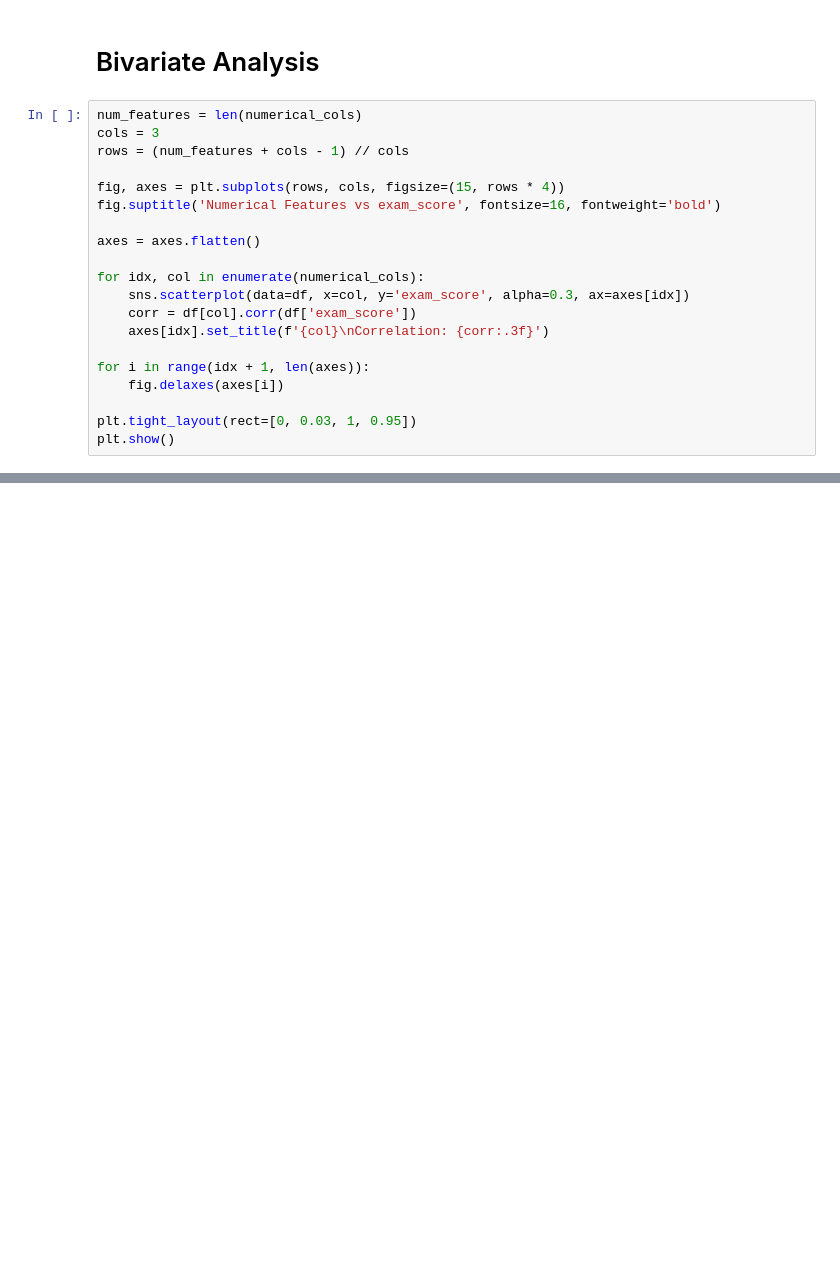
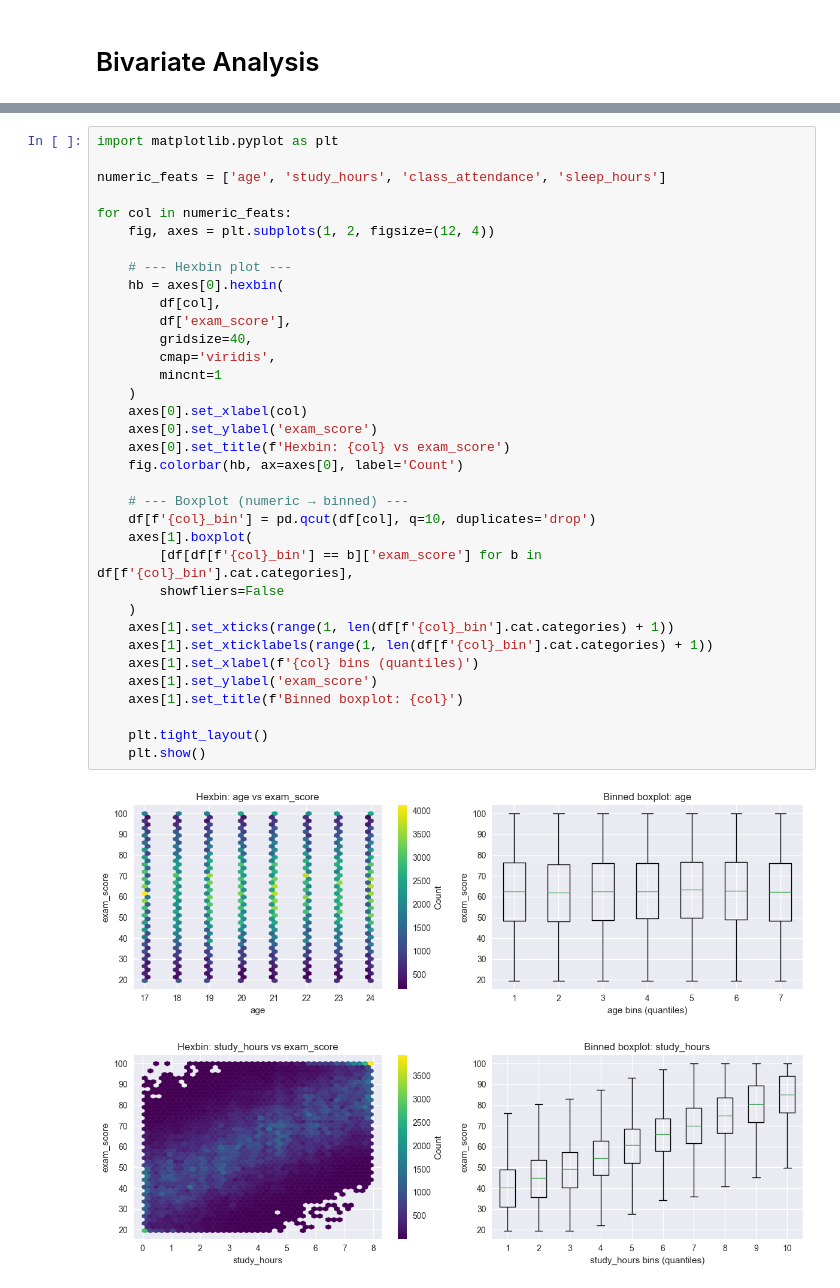
Before and after one commit to thaortrinh/conq013-student-score-prediction, a Jupyter notebook: notebooks/eda.ipynb, the cells around one changed output, grey strips where cells are left out. Drawn from its saved outputs; the diff is of its cells as text; blank space fills up the shorter version.

```diff
--- a/notebooks/eda.ipynb
+++ b/notebooks/eda.ipynb
@@ -445,22 +546,2 @@ Name: exam_score, dtype: float64
 # %% [markdown]
 # Bivariate Analysis
-# %%
-num_features = len(numerical_cols)
-cols = 3
-rows = (num_features + cols - 1) // cols
-
-fig, axes = plt.subplots(rows, cols, figsize=(15, rows * 4))
-fig.suptitle('Numerical Features vs exam_score', fontsize=16, fontweight='bold')
-
-axes = axes.flatten()
-
-for idx, col in enumerate(numerical_cols):
-    sns.scatterplot(data=df, x=col, y='exam_score', alpha=0.3, ax=axes[idx])
-    corr = df[col].corr(df['exam_score'])
-    axes[idx].set_title(f'{col}\nCorrelation: {corr:.3f}')
-
-for i in range(idx + 1, len(axes)):
-    fig.delaxes(axes[i])
-
-plt.tight_layout(rect=[0, 0.03, 1, 0.95])
-plt.show()
@@ -491,0 +558,38 @@ for col in categorical_cols:
+# %%
+import matplotlib.pyplot as plt
+
+numeric_feats = ['age', 'study_hours', 'class_attendance', 'sleep_hours']
+
+for col in numeric_feats:
+    fig, axes = plt.subplots(1, 2, figsize=(12, 4))
+
+    # --- Hexbin plot ---
+    hb = axes[0].hexbin(
+        df[col],
+        df['exam_score'],
+        gridsize=40,
+        cmap='viridis',
+        mincnt=1
+    )
+    axes[0].set_xlabel(col)
+    axes[0].set_ylabel('exam_score')
+    axes[0].set_title(f'Hexbin: {col} vs exam_score')
+    fig.colorbar(hb, ax=axes[0], label='Count')
+
+    # --- Boxplot (numeric → binned) ---
+    df[f'{col}_bin'] = pd.qcut(df[col], q=10, duplicates='drop')
+    axes[1].boxplot(
+        [df[df[f'{col}_bin'] == b]['exam_score'] for b in df[f'{col}_bin'].cat.categories],
+        showfliers=False
+    )
+    axes[1].set_xticks(range(1, len(df[f'{col}_bin'].cat.categories) + 1))
+    axes[1].set_xticklabels(range(1, len(df[f'{col}_bin'].cat.categories) + 1))
+    axes[1].set_xlabel(f'{col} bins (quantiles)')
+    axes[1].set_ylabel('exam_score')
+    axes[1].set_title(f'Binned boxplot: {col}')
+
+    plt.tight_layout()
+    plt.show()
+# %% [output]
+[figure, added]
+[figure, added]
```
Also changed, not shown: parts of 20 cells of this notebook, 3 other files.
